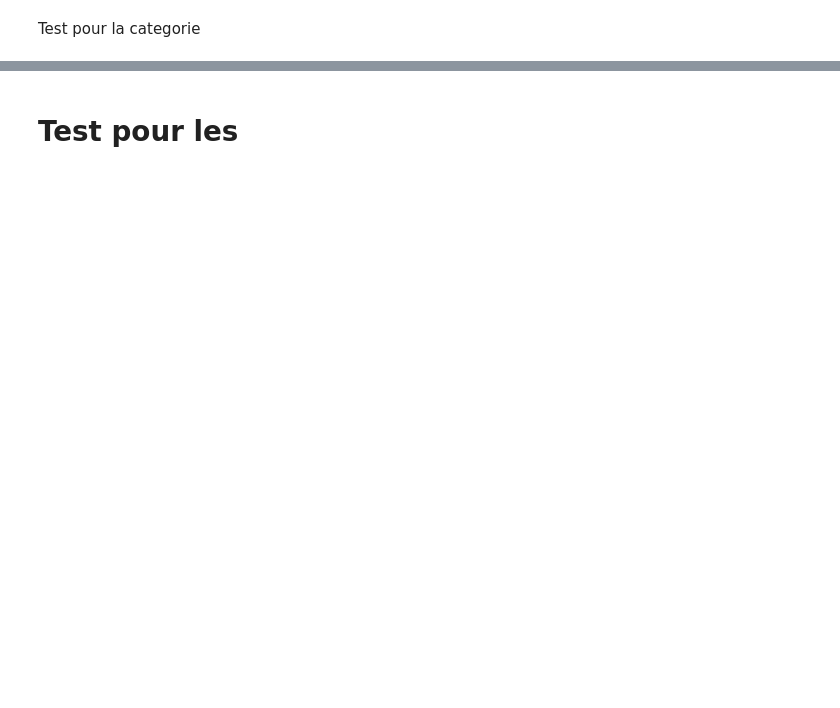
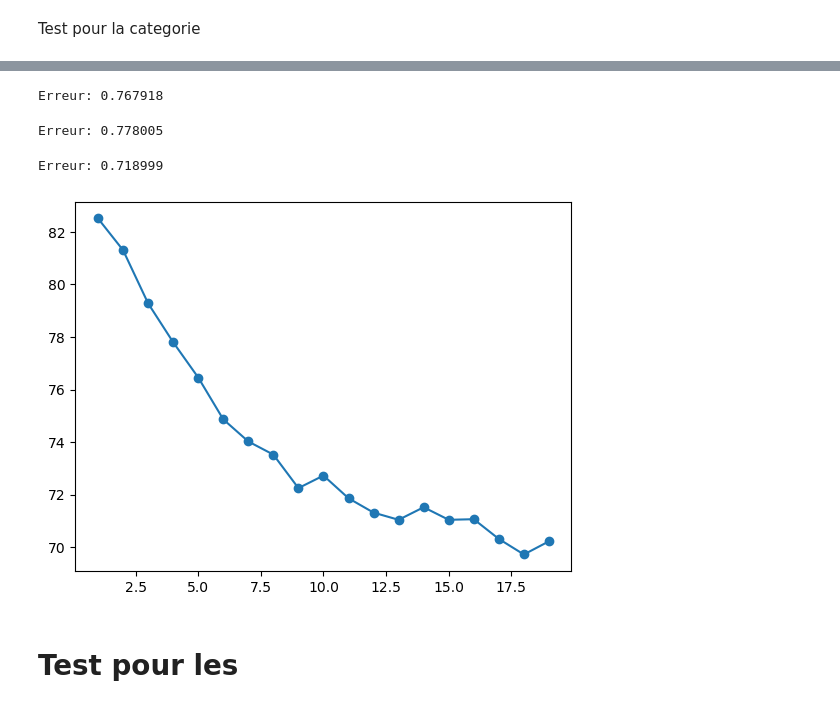
Before and after one commit to CeVague/Projet_3-Concevez_application_pour_sante_publique, a Jupyter notebook: Nettoyage.ipynb, the cells around one changed output, grey strips where cells are left out. Saved outputs shown, nothing was run; the diff lists cells and outputs as text; code cells hidden in the pictures; blank space fills up the shorter version.

Commit message:
Ajout de ML
Ajout de KNN, DecisionTree et Foret pour prédire les catégories

Début d'ajout de l'iterative inputing

```diff
--- a/Nettoyage.ipynb
+++ b/Nettoyage.ipynb
@@ -526,0 +525,19 @@ plt.show()
+# %%
+columnPredict = 'categorie_level_6'
+
+listeTmp = data.copy()
+listeTmp[columnPredict] = dataCatFill[columnPredict]
+
+listeTmp = listeTmp.loc[~listeTmp[columnPredict].isna()]
+
+# Liste des colonnes numériques avec plus de 40% de remplissage
+listeColumns = listeColonesAlgo.copy()
+listeColumns = list(listeTmp.dtypes.loc[lambda x : x != 'object'].index)
+listeColumns = list(listeTmp[listeColumns].isna().mean().loc[lambda x : x < 0.9].index)
+
+n = len(listeTmp)
+listeTmp = listeTmp[listeColumns + [columnPredict]].dropna()
+print(str( 100*(n - len(listeTmp))/n) + "% elements gardés")
+
+X, y = listeTmp[listeColumns], listeTmp[columnPredict]
+xtrain, xtest, ytrain, ytest = train_test_split(X, y , train_size=0.8)
@@ -526,0 +551,5 @@ plt.show()
+# %%
+knn = neighbors.KNeighborsClassifier(n_neighbors=6)
+knn.fit(xtrain, ytrain)
+error = 1 - knn.score(xtest, ytest)
+print('Erreur: %f' % error)
@@ -526,0 +570,12 @@ plt.show()
+# %%
+error = 1 - clf.score(xtest, ytest)
+print('Erreur: %f' % error)
+# %% [output]
+Erreur: 0.767918
+# %%
+clf = tree.DecisionTreeClassifier()
+
+error = 1-cross_val_score(clf, X, y, cv=6).mean()
+print('Erreur: %f' % error)
+# %% [output]
+Erreur: 0.778005
@@ -527,2 +584,22 @@ plt.show()
+# %%
+clf = RandomForestClassifier(n_estimators=12)
+clf = clf.fit(xtrain, ytrain)
+
+error = 1 - clf.score(xtest, ytest)
+print('Erreur: %f' % error)
+# %% [output]
+Erreur: 0.718999
+# %%
+errors = []
+for k in range(1,20):
+    clf = RandomForestClassifier(n_estimators=k)
+    clf = clf.fit(xtrain, ytrain)
+    error = cross_val_score(clf, X, y, cv=3).mean()
+
+    errors.append(100*(1 - error))
+plt.plot(range(1, len(errors)+1), errors, 'o-')
+plt.show()
+# %% [output]
+[figure, added]
 # %% [markdown]
 # Test pour les
```
Also changed, not shown: parts of 77 cells of this notebook.
